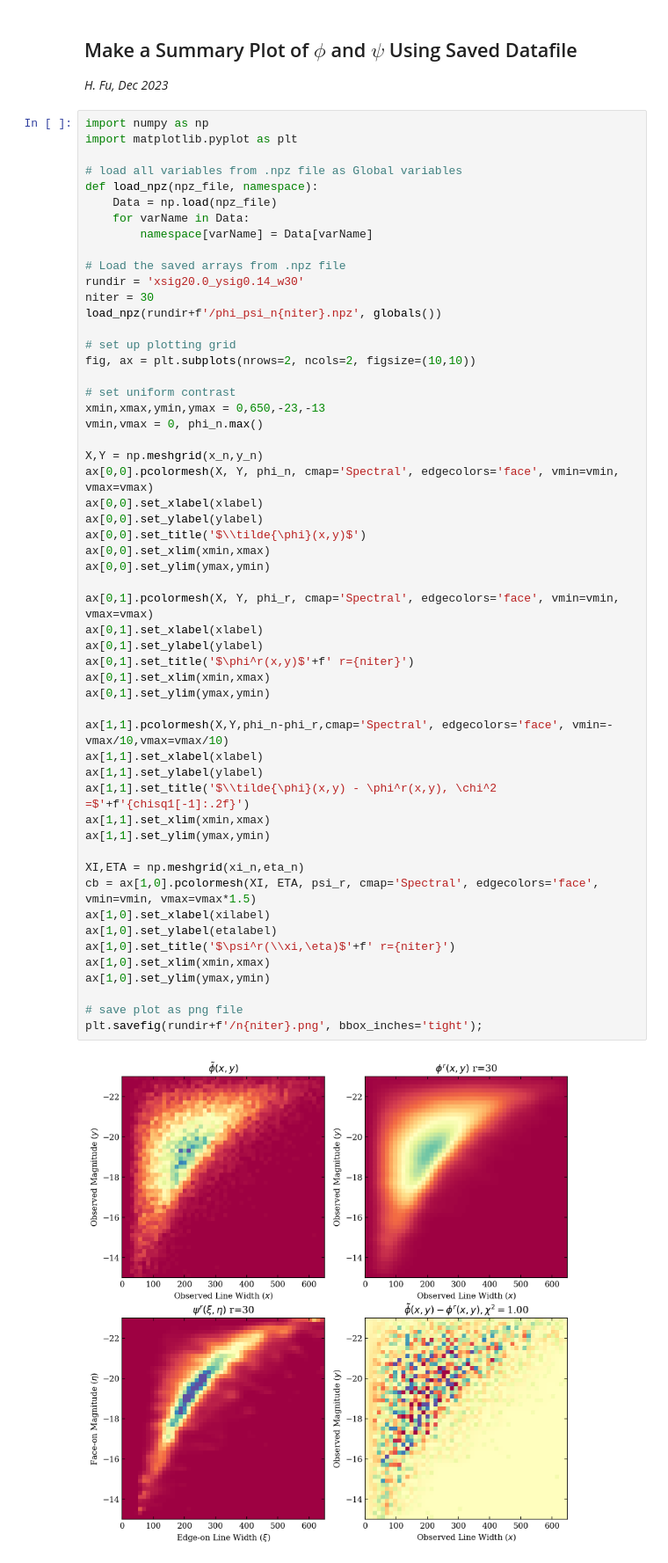
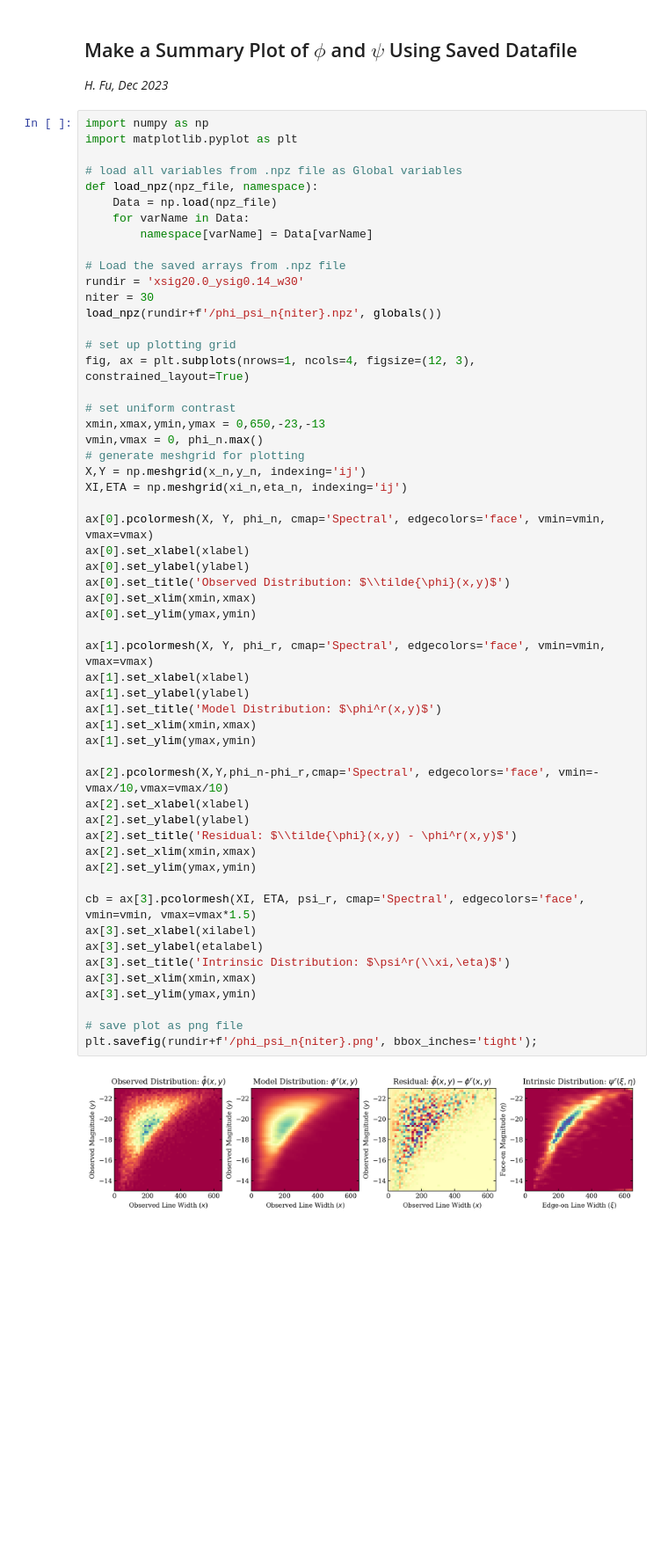
Before and after one commit to fuhaiastro/TFR_Lucy, a Jupyter notebook: TFR_plot.ipynb, the cells around one changed output. Shown at 88% size. Cells and saved outputs as stored; diff of their text form; blank space fills up the shorter version.

```diff
--- a/TFR_plot.ipynb
+++ b/TFR_plot.ipynb
@@ -5,56 +5,57 @@
 # %%
 import numpy as np
 import matplotlib.pyplot as plt
 
 # load all variables from .npz file as Global variables
 def load_npz(npz_file, namespace):
     Data = np.load(npz_file)
     for varName in Data:
         namespace[varName] = Data[varName]
 
 # Load the saved arrays from .npz file
 rundir = 'xsig20.0_ysig0.14_w30'
 niter = 30
 load_npz(rundir+f'/phi_psi_n{niter}.npz', globals())
 
 # set up plotting grid
-fig, ax = plt.subplots(nrows=2, ncols=2, figsize=(10,10))
+fig, ax = plt.subplots(nrows=1, ncols=4, figsize=(12, 3), constrained_layout=True)
 
 # set uniform contrast
 xmin,xmax,ymin,ymax = 0,650,-23,-13
 vmin,vmax = 0, phi_n.max()
+# generate meshgrid for plotting
+X,Y = np.meshgrid(x_n,y_n, indexing='ij')
+XI,ETA = np.meshgrid(xi_n,eta_n, indexing='ij')
 
-X,Y = np.meshgrid(x_n,y_n)
-ax[0,0].pcolormesh(X, Y, phi_n, cmap='Spectral', edgecolors='face', vmin=vmin, vmax=vmax)
-ax[0,0].set_xlabel(xlabel)
-ax[0,0].set_ylabel(ylabel)
-ax[0,0].set_title('$\\tilde{\phi}(x,y)$')
-ax[0,0].set_xlim(xmin,xmax)
-ax[0,0].set_ylim(ymax,ymin)
+ax[0].pcolormesh(X, Y, phi_n, cmap='Spectral', edgecolors='face', vmin=vmin, vmax=vmax)
+ax[0].set_xlabel(xlabel)
+ax[0].set_ylabel(ylabel)
+ax[0].set_title('Observed Distribution: $\\tilde{\phi}(x,y)$')
+ax[0].set_xlim(xmin,xmax)
+ax[0].set_ylim(ymax,ymin)
 
-ax[0,1].pcolormesh(X, Y, phi_r, cmap='Spectral', edgecolors='face', vmin=vmin, vmax=vmax)
-ax[0,1].set_xlabel(xlabel)
-ax[0,1].set_ylabel(ylabel)
-ax[0,1].set_title('$\phi^r(x,y)$'+f' r={niter}')
-ax[0,1].set_xlim(xmin,xmax)
-ax[0,1].set_ylim(ymax,ymin)
+ax[1].pcolormesh(X, Y, phi_r, cmap='Spectral', edgecolors='face', vmin=vmin, vmax=vmax)
+ax[1].set_xlabel(xlabel)
+ax[1].set_ylabel(ylabel)
+ax[1].set_title('Model Distribution: $\phi^r(x,y)$')
+ax[1].set_xlim(xmin,xmax)
+ax[1].set_ylim(ymax,ymin)
 
-ax[1,1].pcolormesh(X,Y,phi_n-phi_r,cmap='Spectral', edgecolors='face', vmin=-vmax/10,vmax=vmax/10)
-ax[1,1].set_xlabel(xlabel)
-ax[1,1].set_ylabel(ylabel)
-ax[1,1].set_title('$\\tilde{\phi}(x,y) - \phi^r(x,y), \chi^2 =$'+f'{chisq1[-1]:.2f}')
-ax[1,1].set_xlim(xmin,xmax)
-ax[1,1].set_ylim(ymax,ymin)
+ax[2].pcolormesh(X,Y,phi_n-phi_r,cmap='Spectral', edgecolors='face', vmin=-vmax/10,vmax=vmax/10)
+ax[2].set_xlabel(xlabel)
+ax[2].set_ylabel(ylabel)
+ax[2].set_title('Residual: $\\tilde{\phi}(x,y) - \phi^r(x,y)$')
+ax[2].set_xlim(xmin,xmax)
+ax[2].set_ylim(ymax,ymin)
 
-XI,ETA = np.meshgrid(xi_n,eta_n)
-cb = ax[1,0].pcolormesh(XI, ETA, psi_r, cmap='Spectral', edgecolors='face', vmin=vmin, vmax=vmax*1.5)
-ax[1,0].set_xlabel(xilabel)
-ax[1,0].set_ylabel(etalabel)
-ax[1,0].set_title('$\psi^r(\\xi,\eta)$'+f' r={niter}')
-ax[1,0].set_xlim(xmin,xmax)
-ax[1,0].set_ylim(ymax,ymin)
+cb = ax[3].pcolormesh(XI, ETA, psi_r, cmap='Spectral', edgecolors='face', vmin=vmin, vmax=vmax*1.5)
+ax[3].set_xlabel(xilabel)
+ax[3].set_ylabel(etalabel)
+ax[3].set_title('Intrinsic Distribution: $\psi^r(\\xi,\eta)$')
+ax[3].set_xlim(xmin,xmax)
+ax[3].set_ylim(ymax,ymin)
 
 # save plot as png file
-plt.savefig(rundir+f'/n{niter}.png', bbox_inches='tight');
+plt.savefig(rundir+f'/phi_psi_n{niter}.png', bbox_inches='tight');
 # %% [output]
-[figure, old version]
+[figure, new version]
```
Also changed, not shown: 7 other files.
